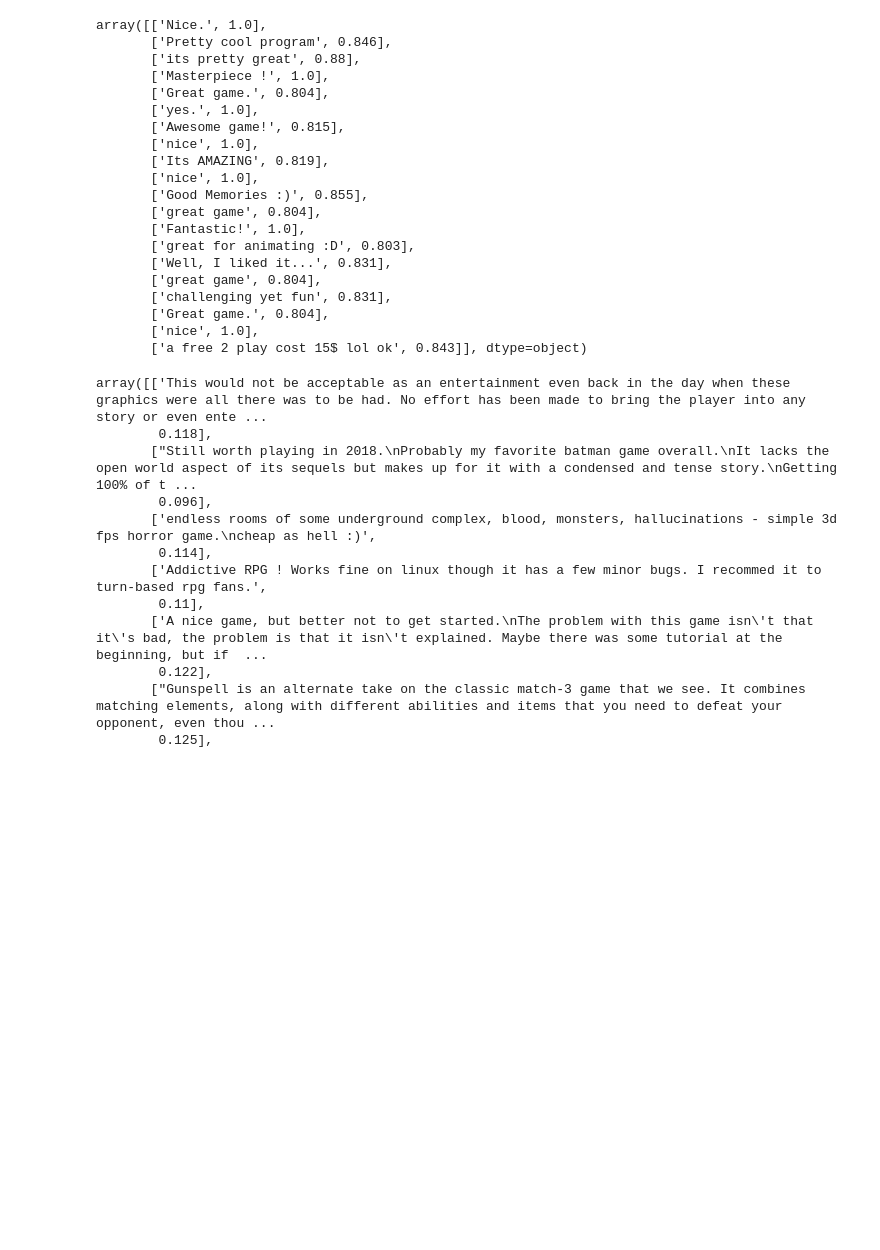
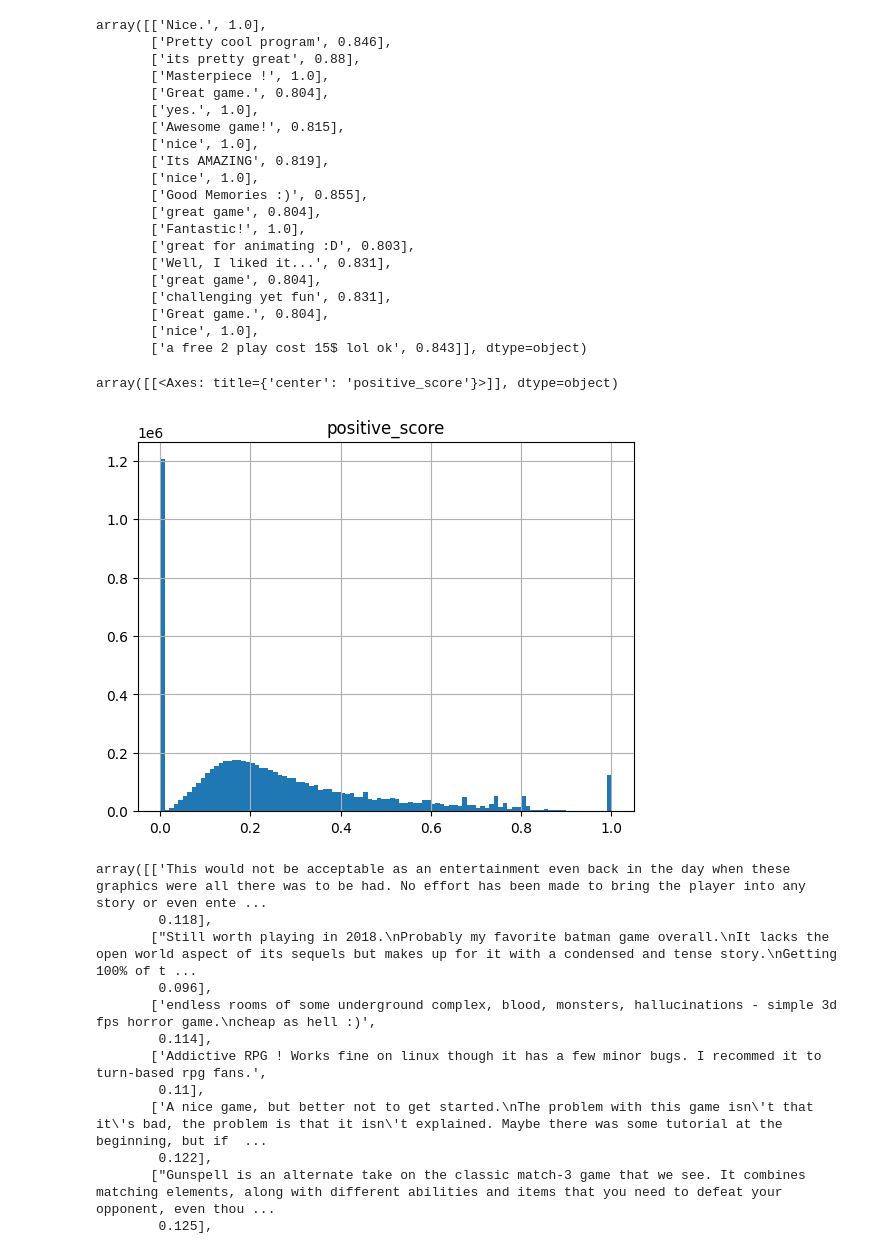
Before and after one commit to ayorgo/steam-recsys, a Jupyter notebook: steam-recsys.ipynb, the cells around one changed output. Cells and saved outputs as stored; diff of their text form; code cells hidden in the pictures; blank space fills up the shorter version.

```diff
--- a/steam-recsys.ipynb
+++ b/steam-recsys.ipynb
@@ -1355,6 +1349,11 @@ array([['Nice.', 1.0],
        ['Great game.', 0.804],
        ['nice', 1.0],
        ['a free 2 play cost 15$ lol ok', 0.843]], dtype=object)
+# %%
+query("SELECT positive_score FROM reviews;").hist(bins=100)
+# %% [output]
+array([[<Axes: title={'center': 'positive_score'}>]], dtype=object)
+[figure, added]
 # %%
 query("SELECT text, positive_score FROM reviews WHERE positive_score < 0.2 LIMIT 20;").values
 # %% [output]
```
Also changed, not shown: parts of 16 cells of this notebook.
